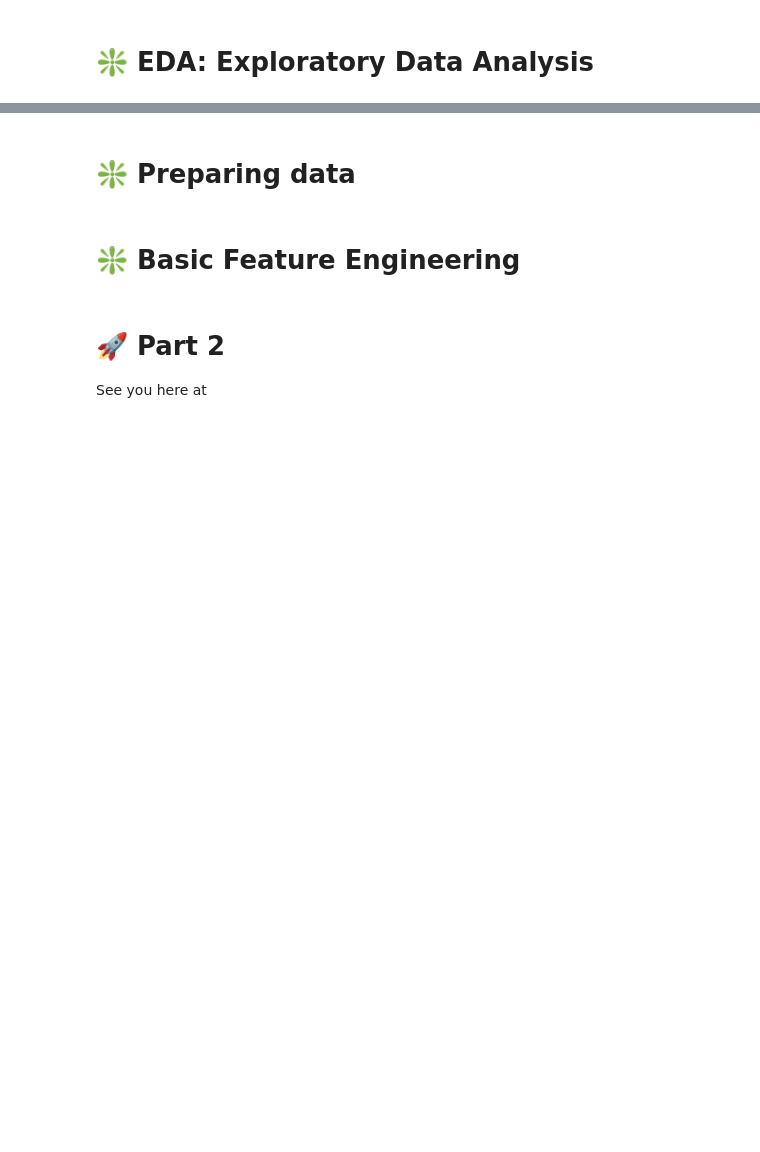
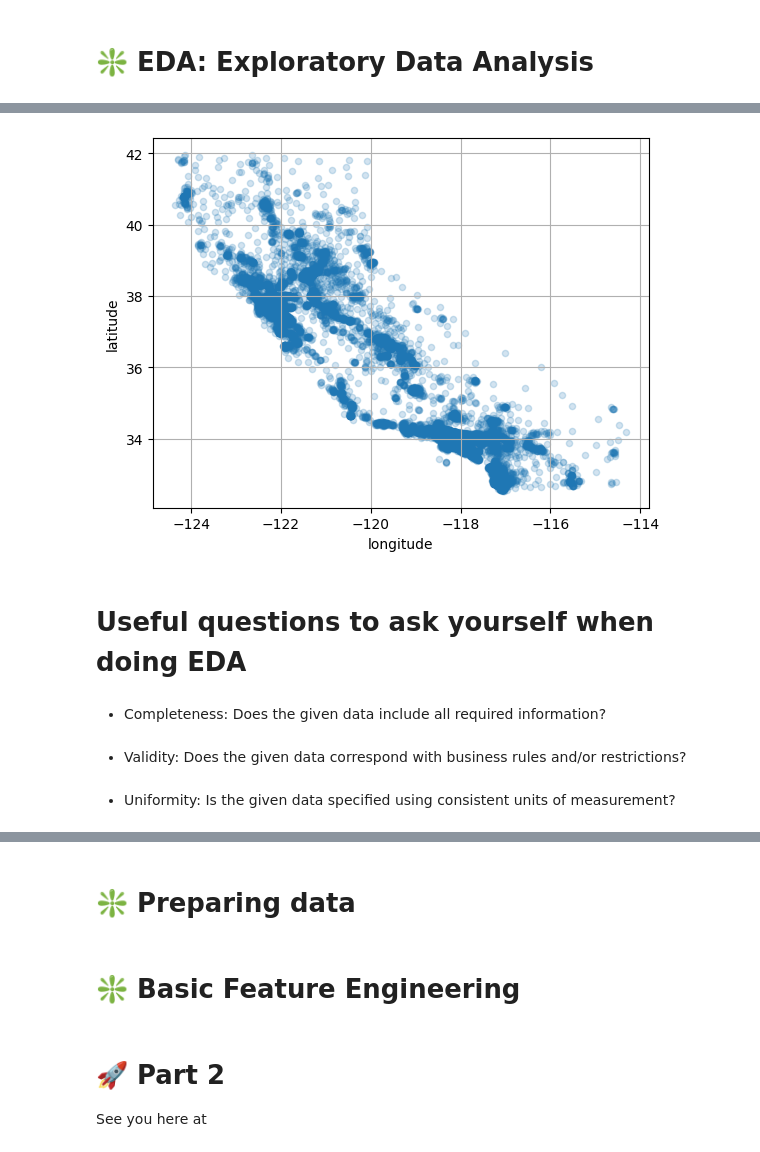
Before and after one commit to MichelleVik/Intro-to-Machine-Learning, a Jupyter notebook: 2_FE_model_setup/FE.ipynb, the cells around one changed output, grey strips where cells are left out. Saved outputs shown, nothing was run; the diff lists cells and outputs as text; code cells hidden in the pictures; blank space fills up the shorter version.

```diff
--- a/2_FE_model_setup/FE.ipynb
+++ b/2_FE_model_setup/FE.ipynb
@@ -392,0 +563,5 @@ df.iloc[3, 3]
+# %%
+df.plot(kind="scatter", x="longitude", y="latitude", grid=True, alpha=0.2)
+plt.show()
+# %% [output]
+[figure, added]
@@ -392,0 +576,8 @@ df.iloc[3, 3]
+# %% [markdown]
+# Useful questions to ask yourself when doing EDA
+# %% [markdown]
+- Completeness: Does the given data include all required information?
+# %% [markdown]
+- Validity: Does the given data correspond with business rules and/or restrictions?
+# %% [markdown]
+- Uniformity: Is the given data specified using consistent units of measurement?
```
Also changed, not shown: parts of 90 cells of this notebook, 2 other files.
